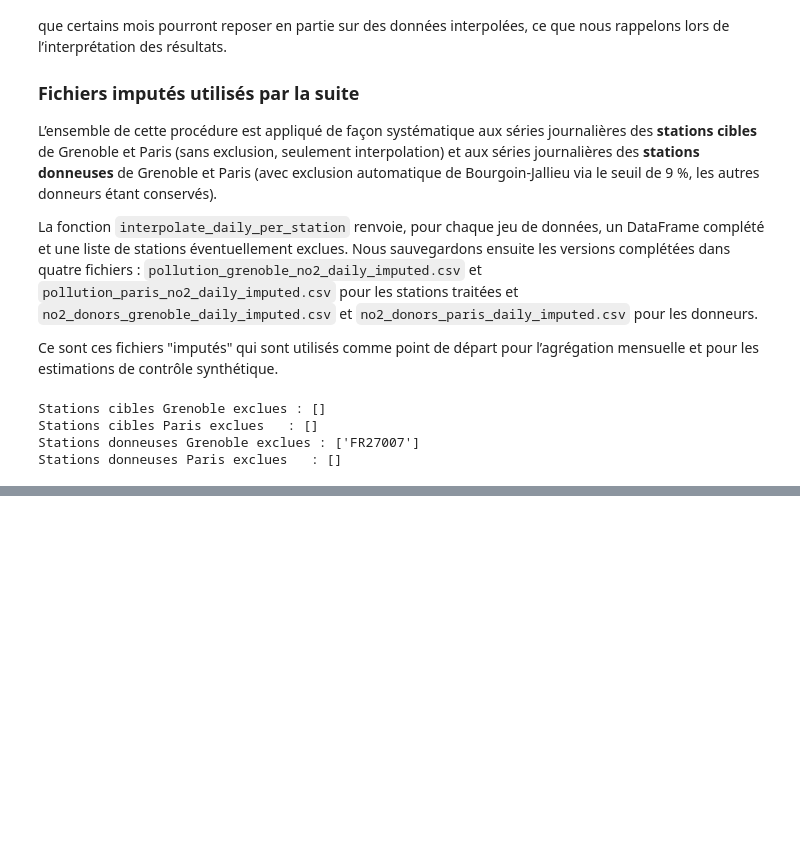
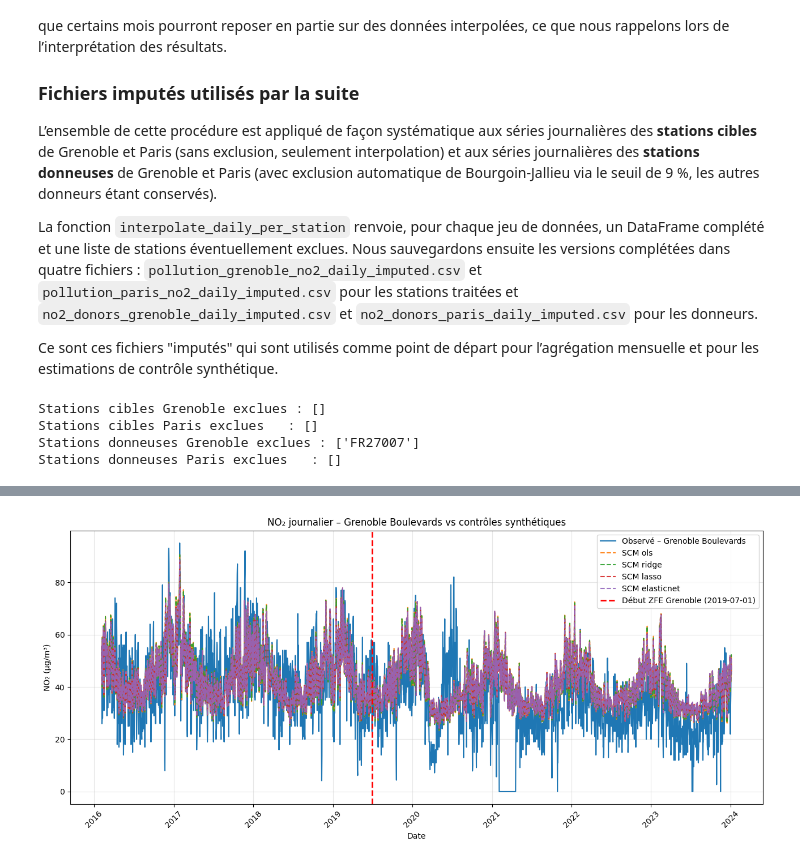
Before and after one commit to pasilvente/project_python_for_data_science_at_ENSAE_ZFE_ML_SCM, a Jupyter notebook: rapport_zfe.ipynb, the cells around one changed output, grey strips where cells are left out. Cells and saved outputs as stored; diff of their text form; code cells hidden in the pictures; blank space fills up the shorter version.

```diff
--- a/rapport_zfe.ipynb
+++ b/rapport_zfe.ipynb
@@ -856,0 +932,86 @@ Résumé des ATT (µg/m³) – Paris Champs-Élysées :
+# %%
+from pathlib import Path
+import pandas as pd
+import matplotlib.pyplot as plt
+
+from scripts.scm_models import fit_penalized_scm_daily, compute_att_summary
+
+# Dossiers
+PROJECT_ROOT = Path().resolve()
+DATA_DIR = PROJECT_ROOT / "data"
+
+# -------------------------
+# 1. Chargement des données daily imputées
+# -------------------------
+
+grenoble_target = pd.read_csv(DATA_DIR / "pollution_grenoble_no2_daily_imputed.csv")
+donors_grenoble = pd.read_csv(DATA_DIR / "no2_donors_grenoble_daily_imputed.csv")
+
+grenoble_target["date"] = pd.to_datetime(grenoble_target["date"])
+donors_grenoble["date"] = pd.to_datetime(donors_grenoble["date"])
+
+grenoble_target["station_id"] = grenoble_target["station_id"].astype(str).str.strip()
+donors_grenoble["station_id"] = donors_grenoble["station_id"].astype(str).str.strip()
+
+print("Stations cibles Grenoble :")
+display(grenoble_target[["station_id", "station_name"]].drop_duplicates())
+
+print("Stations donneuses Grenoble :")
+display(donors_grenoble[["station_id", "station_name"]].drop_duplicates())
+
+# -------------------------
+# 2. SCM daily – Grenoble Boulevards
+# -------------------------
+
+treated_id_grenoble = "FR15046"  # Grenoble Boulevards
+grenoble_start = pd.Timestamp("2019-07-01")  # début ZFE Grenoble (au jour près)
+
+dates_gre_d, y_gre_d, synth_gre_d, w_gre_d = fit_penalized_scm_daily(
+    treated_daily=grenoble_target,
+    donors_daily=donors_grenoble,
+    treated_id=treated_id_grenoble,
+    treatment_start=grenoble_start,
+)
+
+# -------------------------
+# 3. Graphique série temporelle daily
+# -------------------------
+
+plt.figure(figsize=(13, 6))
+
+plt.plot(dates_gre_d, y_gre_d, label="Observé – Grenoble Boulevards", linewidth=1.5)
+
+for name, y_syn in synth_gre_d.items():
+    plt.plot(dates_gre_d, y_syn, label=f"SCM {name}", linestyle="--", alpha=0.9)
+
+plt.axvline(grenoble_start, color="red", linestyle="--", linewidth=2,
+            label=f"Début ZFE Grenoble ({grenoble_start.date()})")
+
+plt.title("NO₂ journalier – Grenoble Boulevards vs contrôles synthétiques")
+plt.xlabel("Date")
+plt.ylabel("NO₂ (µg/m³)")
+plt.legend()
+plt.grid(True, alpha=0.3)
+plt.xticks(rotation=45)
+plt.tight_layout()
+plt.show()
+
+# -------------------------
+# 4. ATT daily – Grenoble
+# -------------------------
+
+covid_start = pd.Timestamp("2020-03-01")
+covid_end = pd.Timestamp("2021-06-30")
+
+att_gre_daily = compute_att_summary(
+    dates=dates_gre_d,
+    y_treated=y_gre_d,
+    synthetic_dict=synth_gre_d,
+    treatment_start=grenoble_start,
+    covid_start=covid_start,
+    covid_end=covid_end,
+)
+
+print("Effets moyens du traitement (ATT) – SCM daily – Grenoble Boulevards")
+display(att_gre_daily)
+# %% [output]
@@ -856,0 +1033 @@ Résumé des ATT (µg/m³) – Paris Champs-Élysées :
+[figure, added]
```
Also changed, not shown: parts of 16 cells of this notebook, 2 other files.
